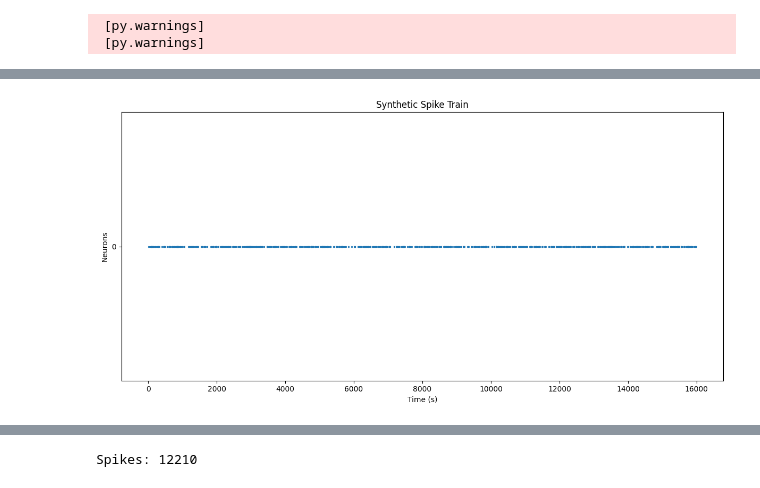
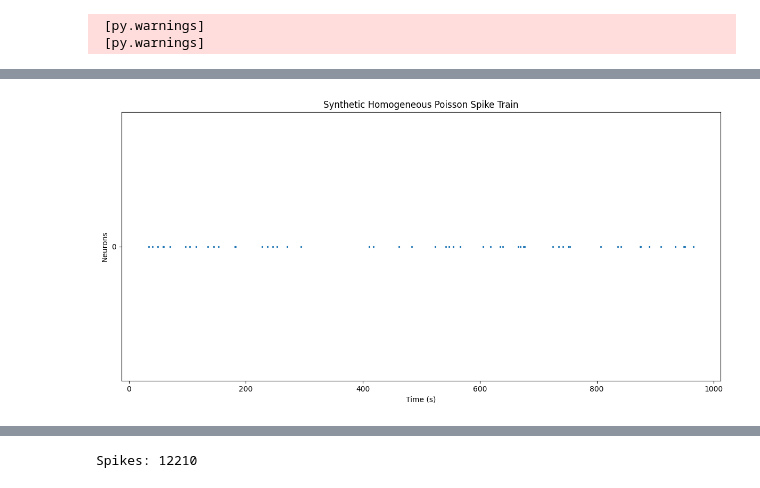
Before and after one commit to Artori-kun/SNN-Entropy, a Jupyter notebook: LIF-audio.ipynb, the cells around one changed output, grey strips where cells are left out. Drawn from its saved outputs; the diff is of its cells as text; code cells hidden in the pictures.

```diff
--- a/LIF-audio.ipynb
+++ b/LIF-audio.ipynb
@@ -33,13 +33,13 @@ print(bio_spike)
 # %%
 syn_spike_train = generator.generate_homogeneous_poisson_spikes(
     n_neurons=1,
-    duration=16,
+    duration=1,
     rate=50
 )
 
 generator.plot_spike_train(
     spike_train=syn_spike_train,
-    title="Synthetic Spike Train"
+    title="Synthetic Homogeneous Poisson Spike Train"
 )
 # %% [output]
-[figure, old version]
+[figure, new version]
```
Also changed, not shown: parts of 4 cells of this notebook, 2 other files.
